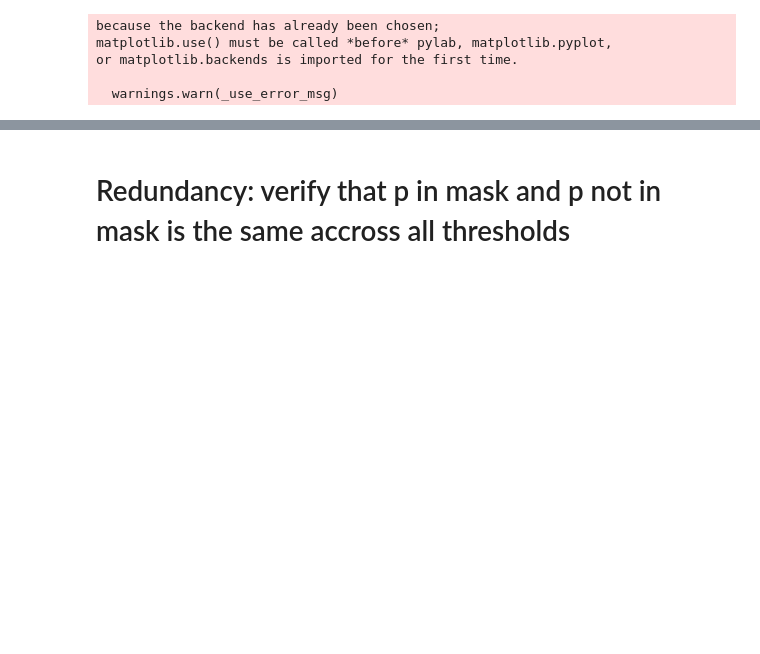
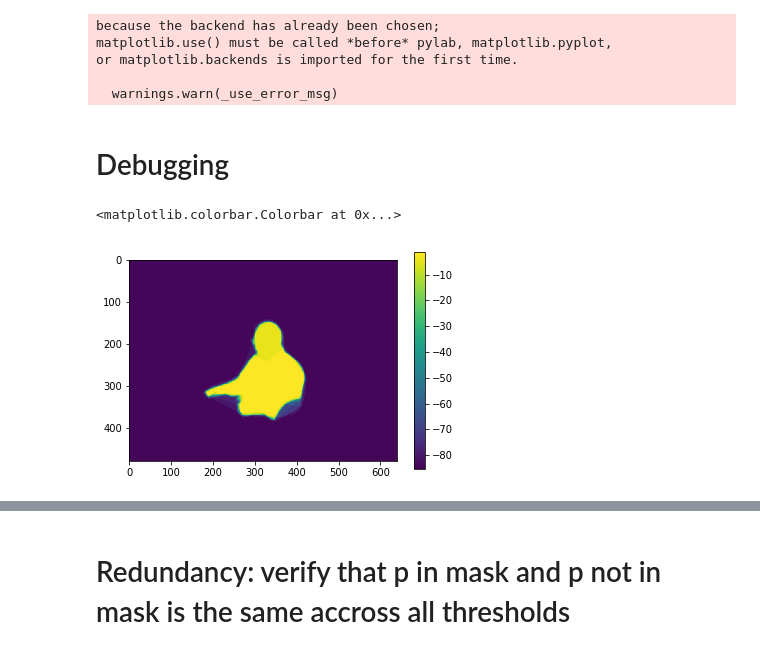
Before and after one commit to cognoscentai/segmentation, a Jupyter notebook: ipynb/Untitled.ipynb, the cells around one changed output, grey strips where cells are left out. Cells and saved outputs as stored; diff of their text form; code cells hidden in the pictures; blank space fills up the shorter version.

```diff
--- a/ipynb/Untitled.ipynb
+++ b/ipynb/Untitled.ipynb
@@ -16,3 +16,14 @@ matplotlib.use() must be called *before* pylab, matplotlib.pyplot,
 or matplotlib.backends is imported for the first time.
 
   warnings.warn(_use_error_msg)
+# %% [markdown]
+# Debugging
+# %%
+pinmask = pkl.load(open("pixel_em/25workers_rand0/obj1/GT_p_in_mask_ground_truth.pkl"))
+pinNmask = pkl.load(open("pixel_em/25workers_rand0/obj1/GT_p_not_in_ground_truth.pkl"))
+# %%
+plt.imshow(pinmask)
+plt.colorbar()
+# %% [output]
+<matplotlib.colorbar.Colorbar at 0x...>
+[figure, added]
```
Also changed, not shown: parts of 6 cells of this notebook, 3 other files.
